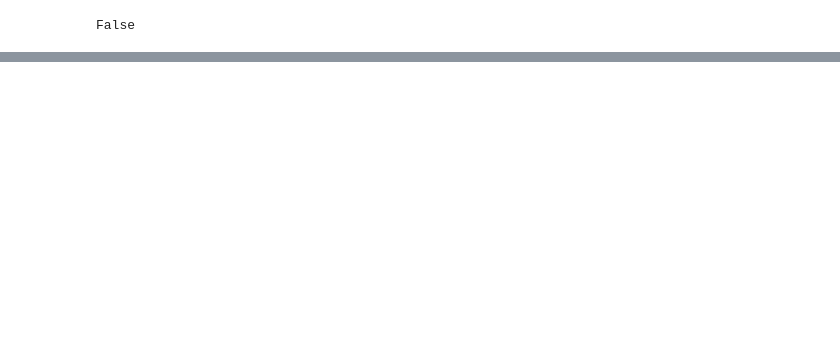
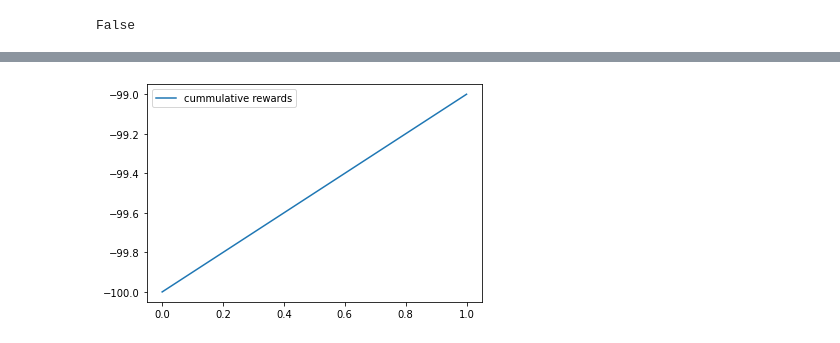
Before and after one commit to garrett-partenza-us/dqn4pdm, a Jupyter notebook: ddqn.ipynb, the cells around one changed output, grey strips where cells are left out. Cells and saved outputs as stored; diff of their text form; code cells hidden in the pictures; blank space fills up the shorter version.

```diff
--- a/ddqn.ipynb
+++ b/ddqn.ipynb
@@ -56,8 +97,8 @@ class Transition():
 class DQN(nn.Module):
     def __init__(self):
         super(DQN, self).__init__()
-        self.lin1 = nn.Linear(1,2)
-        self.lin2 = nn.Linear(2,2)
+        self.lin1 = nn.Linear(2,10)
+        self.lin2 = nn.Linear(10,2)
 
     def forward(self, x):
         x = self.lin1(x)
@@ -65,10 +106,11 @@ class DQN(nn.Module):
         x = self.lin2(x)
         return x
 # %%
-def get_action(net, epsilon):
-    greedy = np.random.choice([True, False], p=[1-epsilon, epsilon])
-    if greedy:
-        action = torch.argmax(out, dim=0).item()
-    else:
-        action = random.choice([0,1])
-    return action
+def get_action(net, state, epsilon):
+    with torch.no_grad():
+        greedy = np.random.choice([True, False], p=[1-epsilon, epsilon])
+        if greedy:
+            action = torch.argmax(state, dim=0).item()
+        else:
+            action = random.choice([0,1])
+        return action
@@ -115,0 +247,28 @@ for episode in range(num_episodes):
+# %%
+agent.QNet.eval()
+environment = Environment()
+cummulative_rewards = []
+cummulative_reward = 0
+while True:
+
+    #observation
+    state = environment.get_state()
+    action = get_action(agent.QNet, state, epsilon=0)
+    state_new, reward, terminated = environment.take_action(action)
+
+    #update variables
+    cummulative_reward+=reward
+
+    print("State: {}, Action: {}, Reward: {}, New State: {}, Cummulative Reward: {}".format(state.numpy().tolist(), action, reward, state_new, cummulative_reward))
+
+    #break when episode is complete
+    if terminated:
+        break
+
+    cummulative_rewards.append(cummulative_reward)
+# %%
+plt.plot(cummulative_rewards, label='cummulative rewards')
+plt.legend()
+plt.show()
+# %% [output]
+[figure, added]
```
Also changed, not shown: parts of 8 cells of this notebook.
